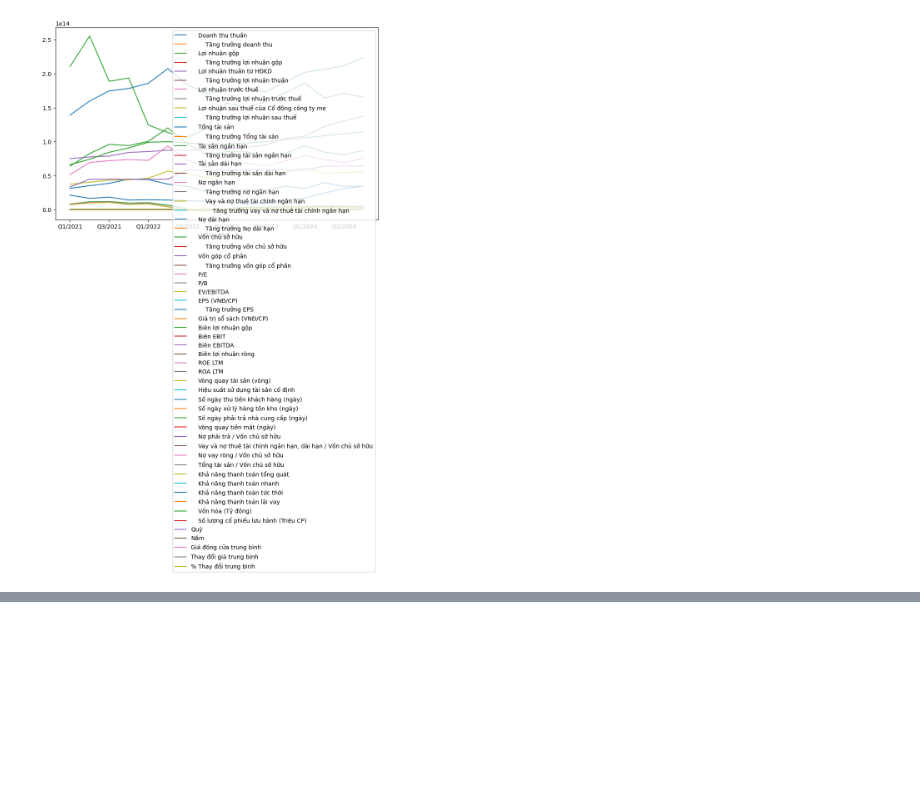
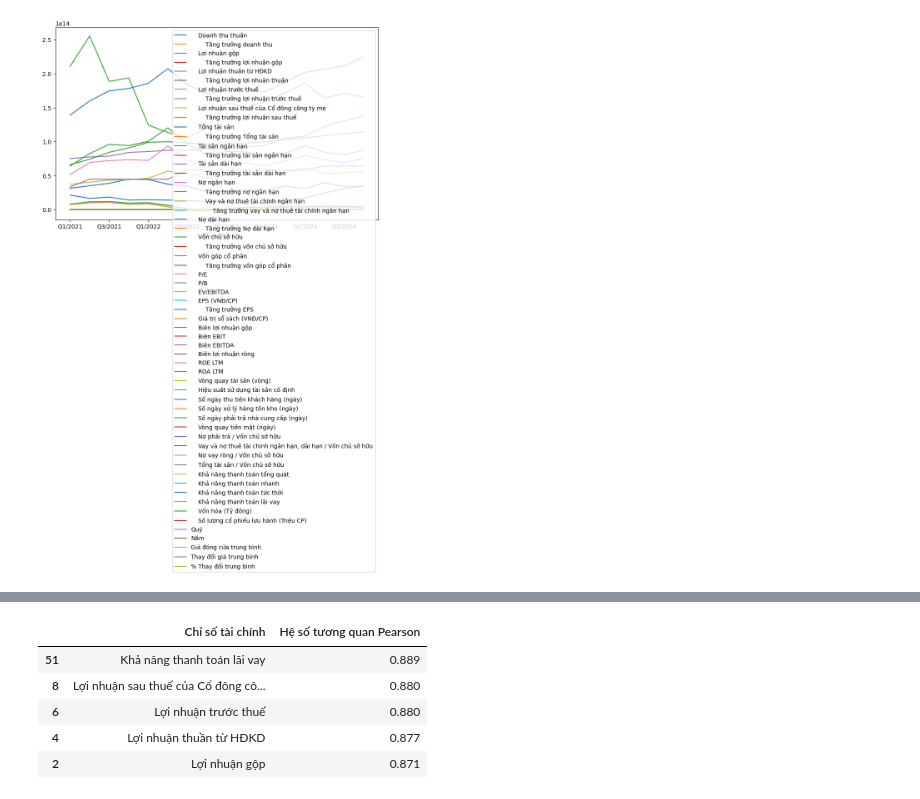
Before and after one commit to diepdangban/Datamining, a Jupyter notebook: Data_understanding.ipynb, the cells around one changed output, grey strips where cells are left out. Cells and saved outputs as stored; diff of their text form; code cells hidden in the pictures; blank space fills up the shorter version.

```diff
--- a/Data_understanding.ipynb
+++ b/Data_understanding.ipynb
@@ -432,3 +510,22 @@ merged_df.plot(figsize=(10, 6))
 #Từ đó đưa ra kết luận:
 #➔ Giá cổ phiếu của công ty này có thể có mối quan hệ phụ thuộc vào những chỉ số tài chính nào?
 ###
+# %%
+correlation_table = pd.DataFrame(columns=['Chỉ số tài chính', 'Hệ số tương quan Pearson'])
+
+for column in merged_df.columns:
+    if column not in ['Quý', 'Năm', 'Giá đóng cửa trung bình', 'Thay đổi giá trung bình', '% Thay đổi trung bình']:
+        correlation_value = merged_df[column].corr(merged_df['Giá đóng cửa trung bình'])
+        new_row = pd.DataFrame({'Chỉ số tài chính': [column], 'Hệ số tương quan Pearson': [round(correlation_value, 3)]})
+        correlation_table = pd.concat([correlation_table, new_row], ignore_index=True)
+
+# Sắp xếp bảng độ tương quan theo giá trị tuyệt đối của hệ số tương quan giảm dần
+correlation_table.sort_values(by='Hệ số tương quan Pearson', ascending=False, key=abs, inplace=True)
+correlation_table.head()
+# %% [output]
+|  | Chỉ số tài chính | Hệ số tương quan Pearson |
+| 51 | Khả năng thanh toán lãi vay | 0.889 |
+| 8 | Lợi nhuận sau thuế của Cổ đông cô... | 0.880 |
+| 6 | Lợi nhuận trước thuế | 0.880 |
+| 4 | Lợi nhuận thuần từ HĐKD | 0.877 |
+| 2 | Lợi nhuận gộp | 0.871 |
```
Also changed, not shown: parts of 1 cell of this notebook.
